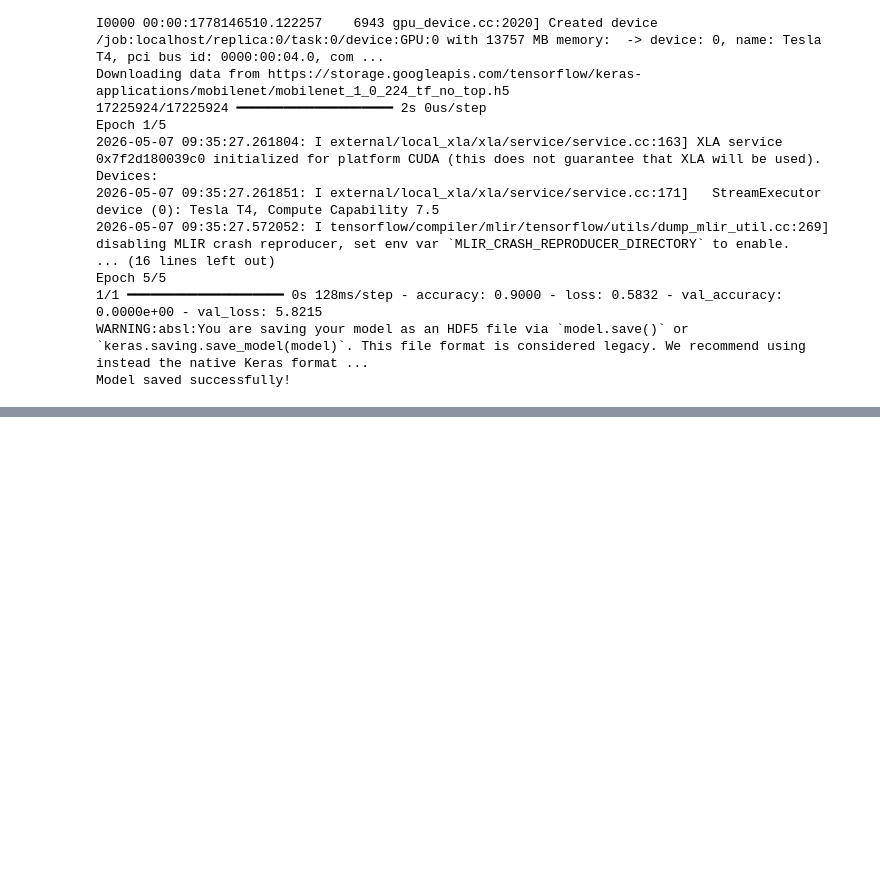
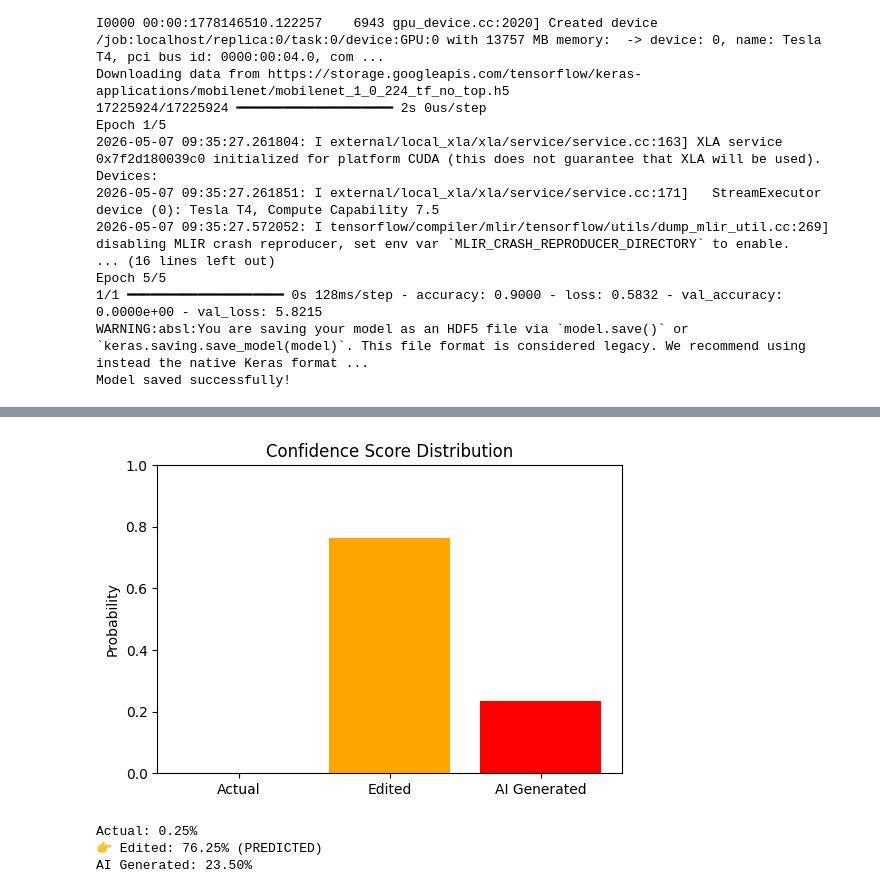
Before and after one commit to maheshisewwandisamaraweera/image-authentication-project, a Jupyter notebook: notebooks/data_generation.ipynb, the cells around one changed output, grey strips where cells are left out. Drawn from its saved outputs; the diff is of its cells as text; code cells hidden in the pictures; blank space fills up the shorter version.

```diff
--- a/notebooks/data_generation.ipynb
+++ b/notebooks/data_generation.ipynb
@@ -72,0 +293,38 @@ Model saved successfully!
+# %%
+class_names = ["Actual", "Edited", "AI Generated"]
+
+class_colors = {
+    "Actual": "green",
+    "Edited": "orange",
+    "AI Generated": "red"
+}
+# %%
+import matplotlib.pyplot as plt
+
+colors = [class_colors[name] for name in class_names]
+
+plt.figure(figsize=(6,4))
+plt.bar(class_names, prediction, color=colors)
+
+plt.title("Confidence Score Distribution")
+plt.ylabel("Probability")
+
+plt.ylim(0, 1)
+plt.show()
+# %% [output]
+[figure, added]
+# %%
+predicted_class = class_names[class_id]
+
+for i, name in enumerate(class_names):
+    color = class_colors[name]
+    score = prediction[i] * 100
+
+    if i == class_id:
+        print(f"👉 {name}: {score:.2f}% (PREDICTED)")
+    else:
+        print(f"{name}: {score:.2f}%")
+# %% [output]
+Actual: 0.25%
+👉 Edited: 76.25% (PREDICTED)
+AI Generated: 23.50%
```
Also changed, not shown: parts of 24 cells of this notebook.
